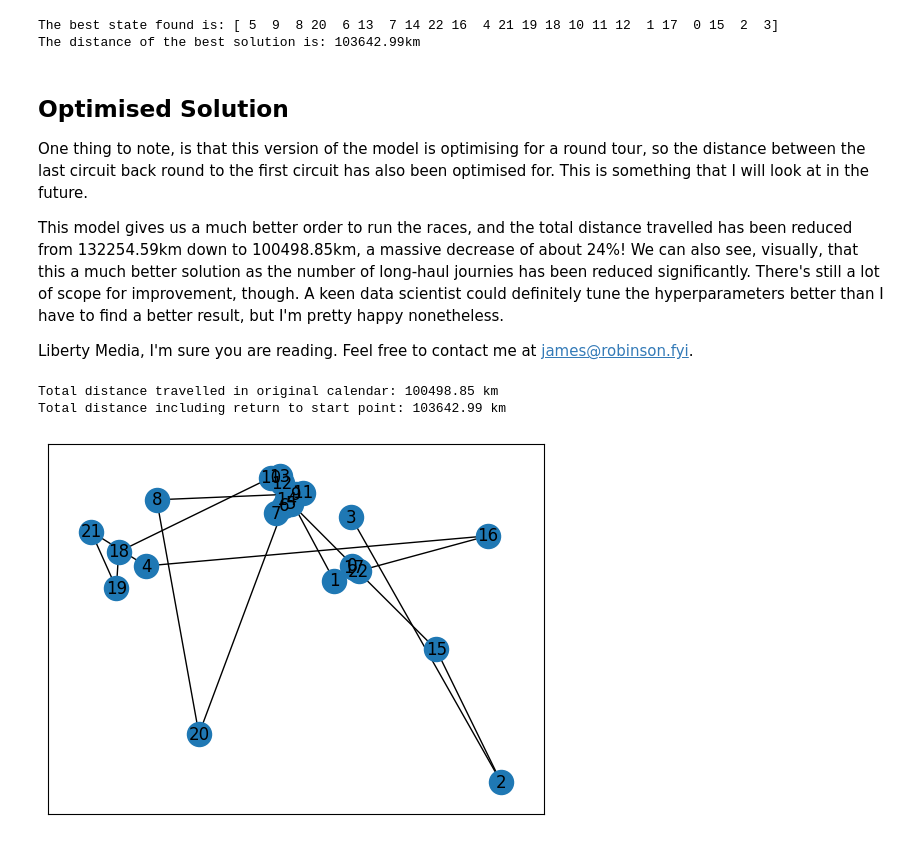
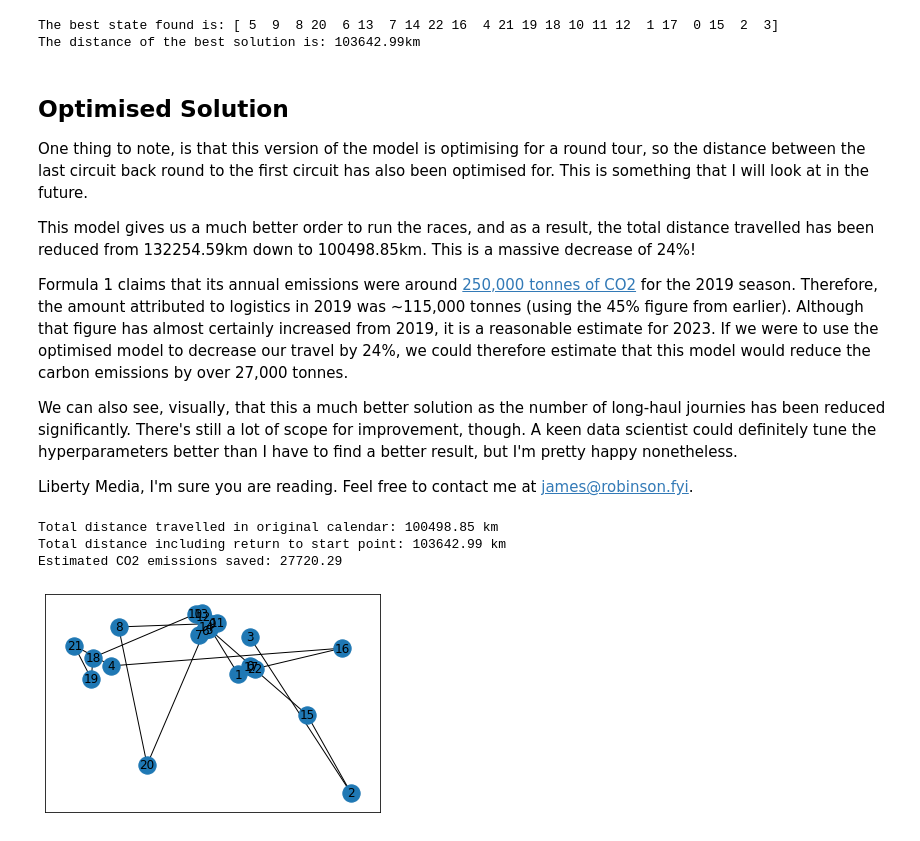
Before and after one commit to jrstats/f1calendar, a Jupyter notebook: solution.ipynb, the cells around one changed output. Saved outputs shown, nothing was run; the diff lists cells and outputs as text; code cells hidden in the pictures.

Commit message:
add tCO2 saved

```diff
--- a/solution.ipynb
+++ b/solution.ipynb
@@ -50,8 +50,8 @@ We can calculate the distance between the circuits and add this as an edge attri
 # %%
 # create calendar graph
 G_calendar, pos = df_to_graph(races, "Round")
-total_dist_km = total_graph_distance(G_calendar)
-print(f"Total distance travelled in original calendar: {total_dist_km:.2f} km")
+total_dist_calendar_km = total_graph_distance(G_calendar)
+print(f"Total distance travelled in original calendar: {total_dist_calendar_km:.2f} km")
 nx.draw_networkx(G_calendar, pos=pos)
 # %% [output]
 Total distance travelled in original calendar: 132254.59 km
@@ -111,7 +111,15 @@ One thing to note, is that this version of the model is optimising for a round t
 This is something that I will look at in the future.
 
 
-This model gives us a much better order to run the races, and the total distance travelled has been reduced from 132254.59km down to 100498.85km, a massive decrease of about 24%!
+This model gives us a much better order to run the races, and as a result, the total distance travelled has been reduced from 132254.59km down to 100498.85km.
+This is a massive decrease of 24%!
+
+Formula 1 claims that its annual emissions were around [250,000 tonnes of CO2](https://www.autosport.com/f1/news/f1-announces-plan-to-offset-256551-tonne-carbon-footprint-4985867/4985867/) for the 2019 season.
+Therefore, the amount attributed to logistics in 2019 was ~115,000 tonnes (using the 45% figure from earlier).
+Although that figure has almost certainly increased from 2019, it is a reasonable estimate for 2023.
+If we were to use the optimised model to decrease our travel by 24%, we could therefore estimate that this model would reduce the carbon emissions by over 27,000 tonnes.
+
+
 We can also see, visually, that this a much better solution as the number of long-haul journies has been reduced significantly.
 There's still a lot of scope for improvement, though.
 A keen data scientist could definitely tune the hyperparameters better than I have to find a better result, but I'm pretty happy nonetheless.
@@ -121,11 +129,15 @@ Liberty Media, I'm sure you are reading. Feel free to contact me at james@robins
 # %%
 # create optimised graph
 G_optimised, _ = df_to_graph(races, "optimal_round")
-total_dist_km = total_graph_distance(G_optimised)
-print(f"Total distance travelled in original calendar: {total_dist_km:.2f} km")
-print(f"Total distance including return to start point: {total_dist_km + G_full.edges()[(3,5)]['dist_km']:.2f} km")
+total_dist_optimal_km = total_graph_distance(G_optimised)
+annual_emissions_logistics_tCO2 = 256_551 * 0.45
+proportion_of_travel = total_dist_optimal_km / total_dist_calendar_km
+print(f"Total distance travelled in original calendar: {total_dist_optimal_km:.2f} km")
+print(f"Total distance including return to start point: {total_dist_optimal_km + G_full.edges()[(3,5)]['dist_km']:.2f} km")
+print(f"Estimated CO2 emissions saved: {(1-proportion_of_travel) * annual_emissions_logistics_tCO2:.2f} tCO2")
 nx.draw_networkx(G_optimised, pos=pos)
 # %% [output]
 Total distance travelled in original calendar: 100498.85 km
 Total distance including return to start point: 103642.99 km
+Estimated CO2 emissions saved: 27720.29
-[figure, old version]
+[figure, new version]
```
Also changed, not shown: parts of 2 cells of this notebook.
